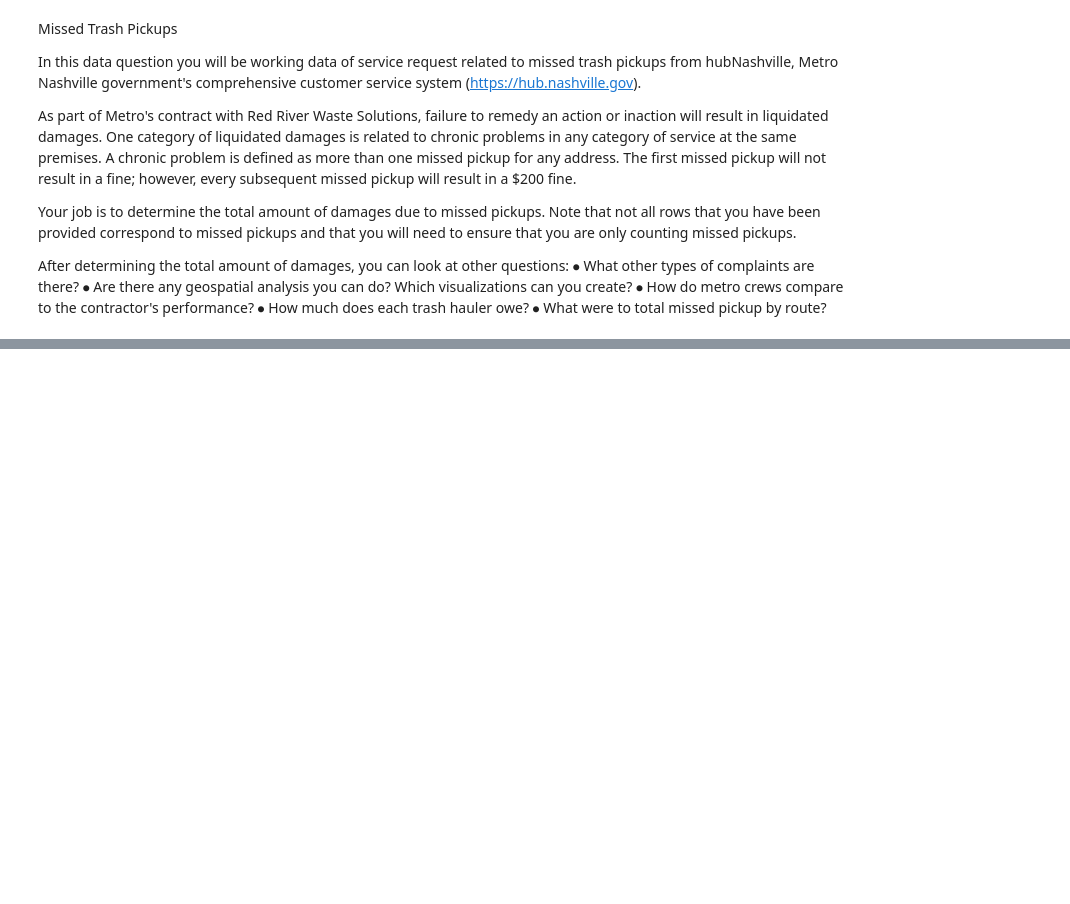
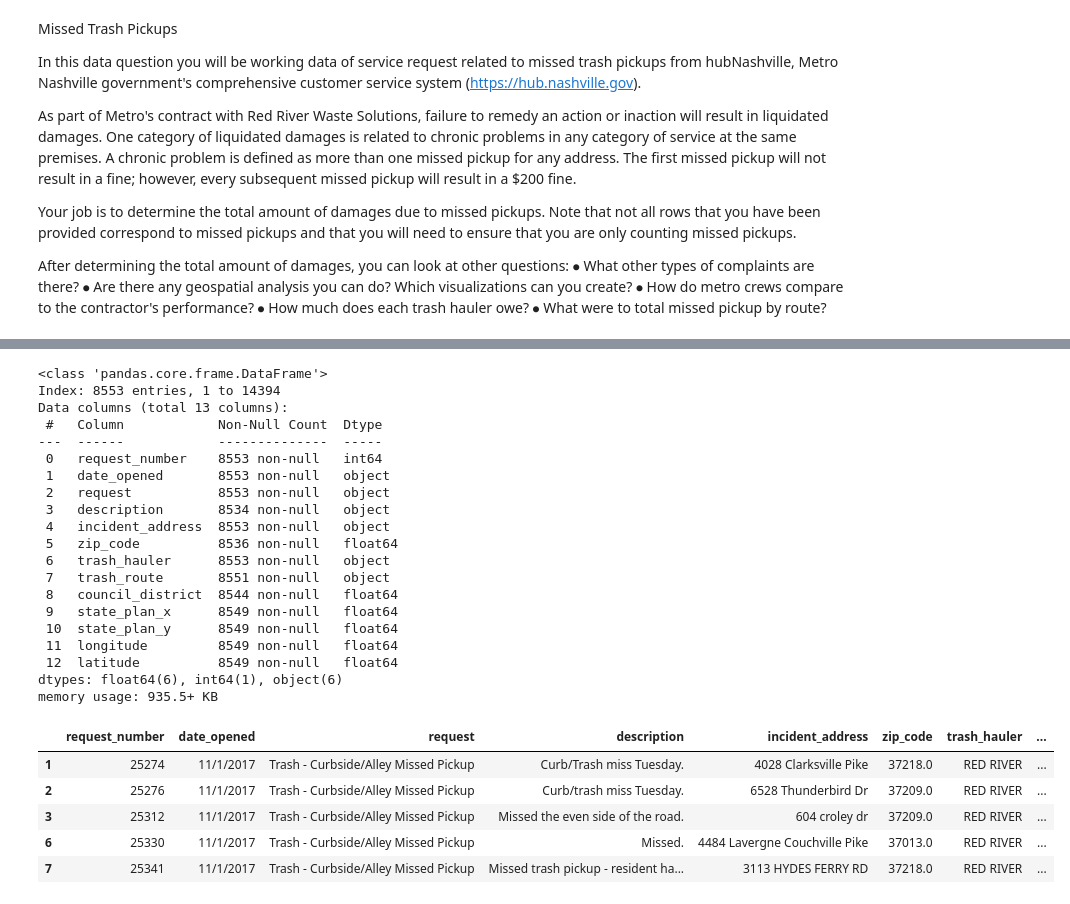
Before and after one commit to NSS-Data-Analytics-Cohort-16/da16-trashpickups-DSVaughan266, a Jupyter notebook: notebooks/trashpickups.ipynb, the cells around one changed output, grey strips where cells are left out. Drawn from its saved outputs; the diff is of its cells as text; code cells hidden in the pictures; blank space fills up the shorter version.

```diff
--- a/notebooks/trashpickups.ipynb
+++ b/notebooks/trashpickups.ipynb
@@ -60,3 +148,41 @@ After determining the total amount of damages, you can look at other questions:
+# %%
+# Create df with only RED RIVER.
+red_river_df = df_trash[df_trash["trash_hauler"] == "RED RIVER"]
+# %%
+# Reset the index of red_river_df
+red_river_df = red_river_df.reset_index(drop=True)
+# %%
+# Filter red_river_df for "descriptions" that contain "miss".
+red_river_missed = red_river_df[red_river_df['description'].str.contains('missed| miss', case=False, na=True)]
+red_river_missed.info()
+red_river_missed.head()
+# %% [output]
+<class 'pandas.core.frame.DataFrame'>
+Index: 8553 entries, 1 to 14394
+Data columns (total 13 columns):
+ #   Column            Non-Null Count  Dtype
+---  ------            --------------  -----
+ 0   request_number    8553 non-null   int64
+ 1   date_opened       8553 non-null   object
+ 2   request           8553 non-null   object
+ 3   description       8534 non-null   object
+ 4   incident_address  8553 non-null   object
+ 5   zip_code          8536 non-null   float64
+ 6   trash_hauler      8553 non-null   object
+ 7   trash_route       8551 non-null   object
+ 8   council_district  8544 non-null   float64
+ 9   state_plan_x      8549 non-null   float64
+ 10  state_plan_y      8549 non-null   float64
+ 11  longitude         8549 non-null   float64
+ 12  latitude          8549 non-null   float64
+dtypes: float64(6), int64(1), object(6)
+memory usage: 935.5+ KB
+|  | request_number | date_opened | request | description | incident_address | zip_code | trash_hauler | ... |
+| 1 | 25274 | 11/1/2017 | Trash - Curbside/Alley Missed Pickup | Curb/Trash miss Tuesday. | 4028 Clarksville Pike | 37218.0 | RED RIVER | ... |
+| 2 | 25276 | 11/1/2017 | Trash - Curbside/Alley Missed Pickup | Curb/trash miss Tuesday. | 6528 Thunderbird Dr | 37209.0 | RED RIVER | ... |
+| 3 | 25312 | 11/1/2017 | Trash - Curbside/Alley Missed Pickup | Missed the even side of the road. | 604 croley dr | 37209.0 | RED RIVER | ... |
+| 6 | 25330 | 11/1/2017 | Trash - Curbside/Alley Missed Pickup | Missed. | 4484 Lavergne Couchville Pike | 37013.0 | RED RIVER | ... |
+| 7 | 25341 | 11/1/2017 | Trash - Curbside/Alley Missed Pickup | Missed trash pickup - resident ha... | 3113 HYDES FERRY RD | 37218.0 | RED RIVER | ... |
 # %%
 BONUS!
 
```
Also changed, not shown: parts of 11 cells of this notebook.
